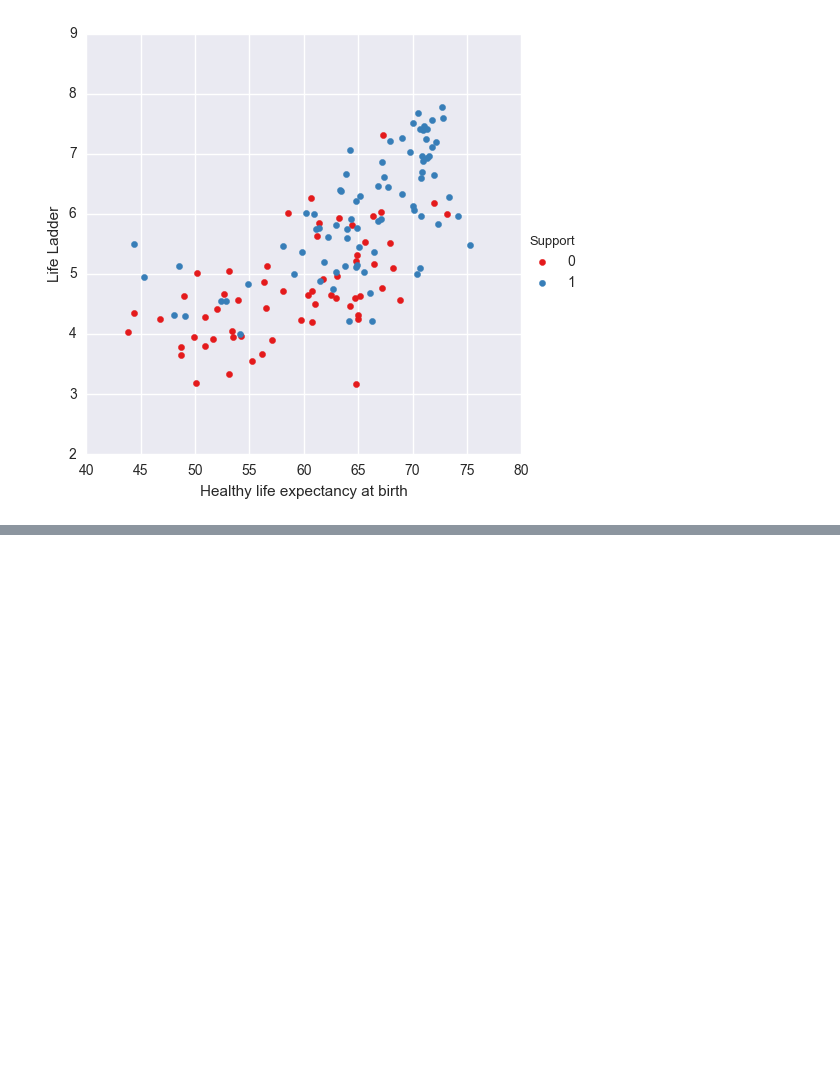
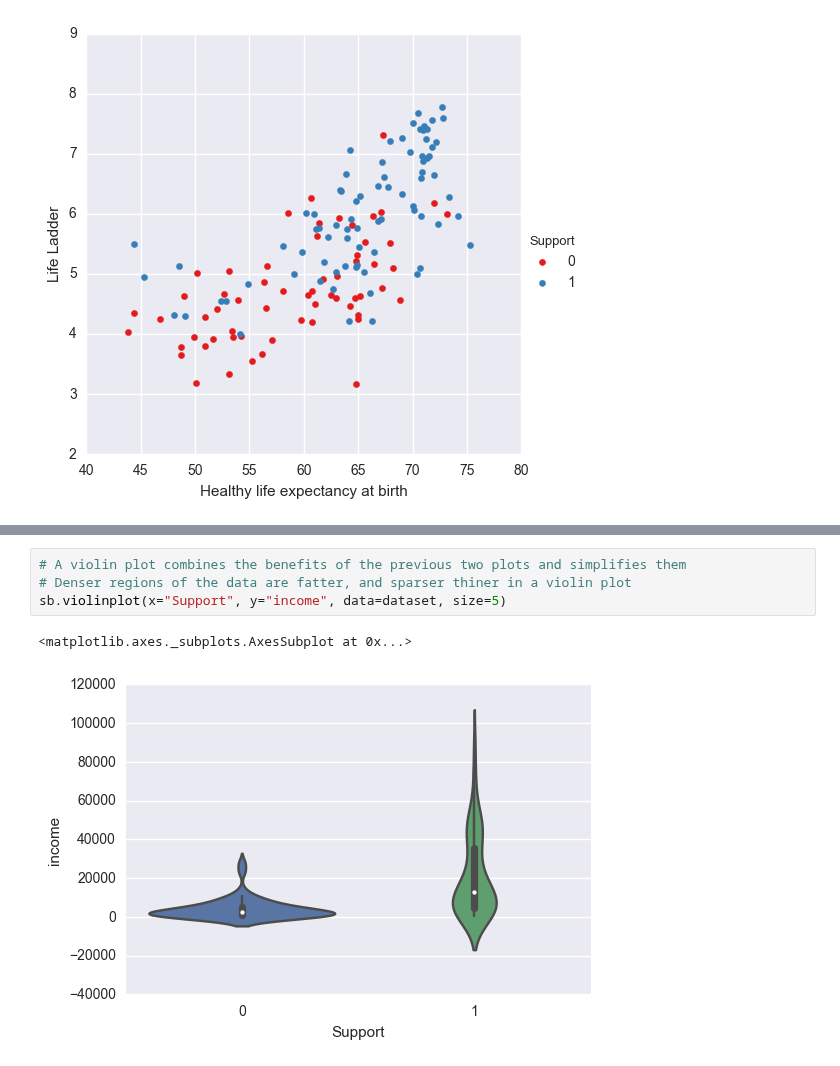
Before and after one commit to dangspin/SpringBoard_Projects, a Jupyter notebook: project_data/Data_Story.ipynb, the cells around one changed output, grey strips where cells are left out. Drawn from its saved outputs; the diff is of its cells as text; blank space fills up the shorter version.

```diff
--- a/project_data/Data_Story.ipynb
+++ b/project_data/Data_Story.ipynb
@@ -188,0 +195,7 @@ sb.FacetGrid(dataset, hue="Support", palette="Set1",size=5).map(plt.scatter, "He
+# %%
+# A violin plot combines the benefits of the previous two plots and simplifies them
+# Denser regions of the data are fatter, and sparser thiner in a violin plot
+sb.violinplot(x="Support", y="income", data=dataset, size=5)
+# %% [output]
+<matplotlib.axes._subplots.AxesSubplot at 0x...>
+[figure, added]
```
Also changed, not shown: parts of 6 cells of this notebook.
